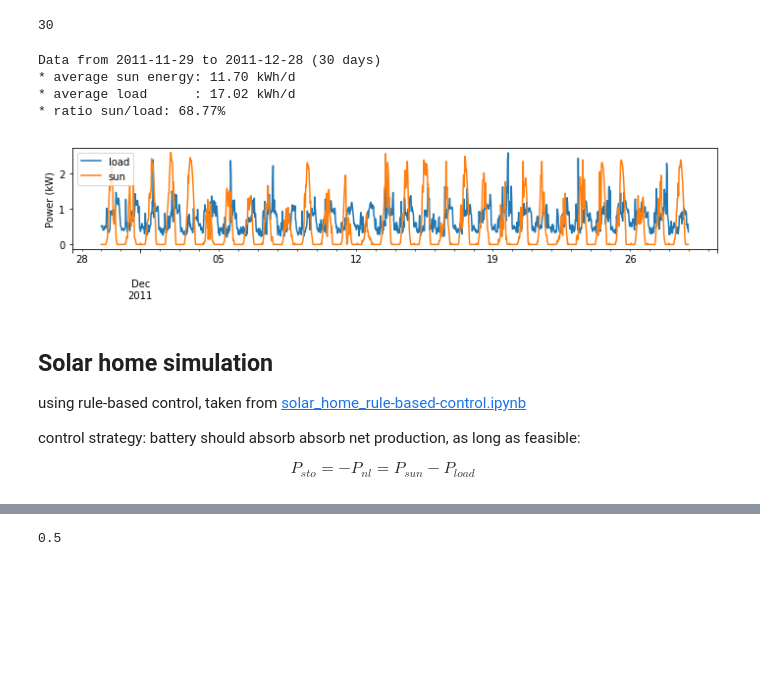
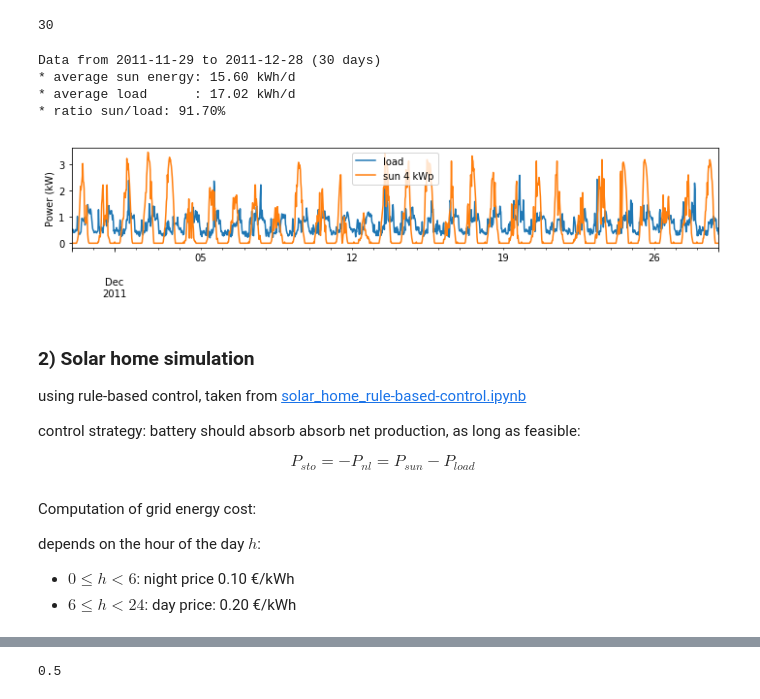
Before and after one commit to pierre-haessig/solarhome-control-bench, a Jupyter notebook: comparison/Benchmark_Sensitivity.ipynb, the cells around one changed output, grey strips where cells are left out. Saved outputs shown, nothing was run; the diff lists cells and outputs as text; code cells hidden in the pictures; blank space fills up the shorter version.

```diff
--- a/comparison/Benchmark_Sensitivity.ipynb
+++ b/comparison/Benchmark_Sensitivity.ipynb
@@ -21,3 +25,6 @@ P_pvp = 3 # kW
+# %%
+E_rated_ref = 8 # kWh
+P_pvp_ref = 4 # kW
 # %%
 df = pd.read_csv('../data/data_2011-2012.csv', index_col=0, parse_dates=True)
 
@@ -30,7 +37,8 @@ n//48
 30
 # %%
 P_load = df.GC
-P_sun = df.GG/1.04*P_pvp;
+P_sun_1k = df.GG/1.04
+P_sun = P_sun_1k*P_pvp_ref
 
 dt = 0.5 # hours
 t = np.arange(n)*dt # hours
@@ -42,20 +50,20 @@ print('* average load      : {:.2f} kWh/d'.format(P_load.mean()*24))
 print('* ratio sun/load: {:.2%}'.format(P_sun.mean()/P_load.mean()))
 # %% [output]
 Data from 2011-11-29 to 2011-12-28 (30 days)
-* average sun energy: 11.70 kWh/d
+* average sun energy: 15.60 kWh/d
 * average load      : 17.02 kWh/d
-* ratio sun/load: 68.77%
+* ratio sun/load: 91.70%
 # %%
 fig = plt.figure(figsize=(10,2.5))
 P_load.plot(label='load')
-P_sun.plot(label='sun')
+P_sun.plot(label='sun {} kWp'.format(P_pvp_ref))
 plt.legend()
 plt.ylabel('Power (kW)')
 fig.tight_layout()
 # %% [output]
-[figure, old version]
+[figure, new version]
 # %% [markdown]
-## Solar home simulation
+### 2) Solar home simulation
 
 using rule-based control, taken from [solar_home_rule-based-control.ipynb](../methods/python_rule-based/solar_home_rule-based-control.ipynb)
 
@@ -81,3 +89,10 @@ def control(E_rated, P_load, P_sun, E_sto):
         P_sto = (E_next - E_sto)/dt # >0
         P_curt = -P_nl - P_sto
     return P_sto, P_grid, P_curt
+# %% [markdown]
+Computation of grid energy cost:
+
+depends on the hour of the day $h$:
+
+* $0 \leq h < 6$: night price 0.10 €/kWh
+* $6 \leq h < 24$: day price:  0.20 €/kWh
```
Also changed, not shown: parts of 99 cells of this notebook, 25 other files.
